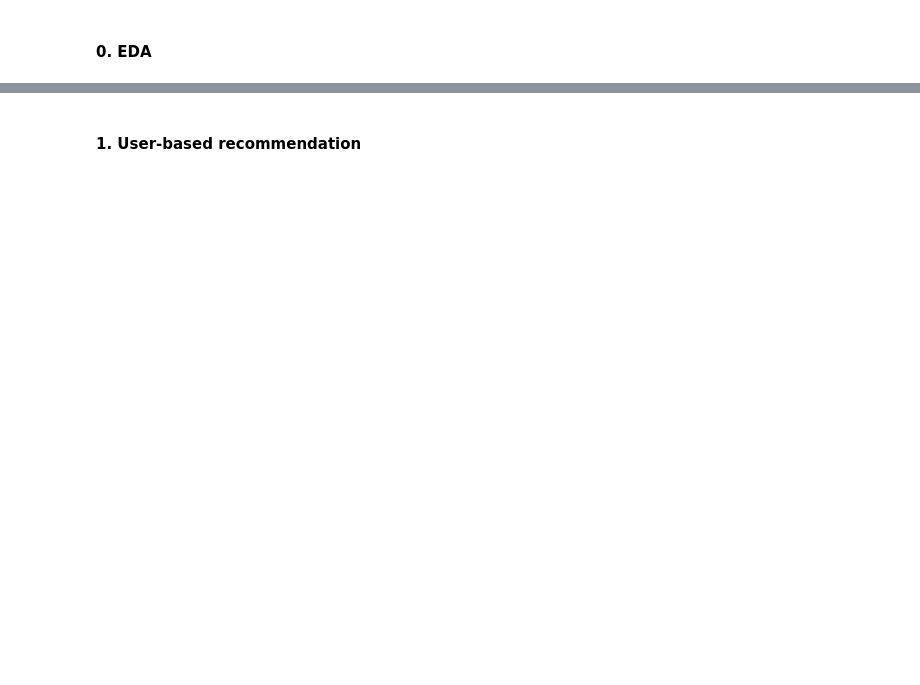
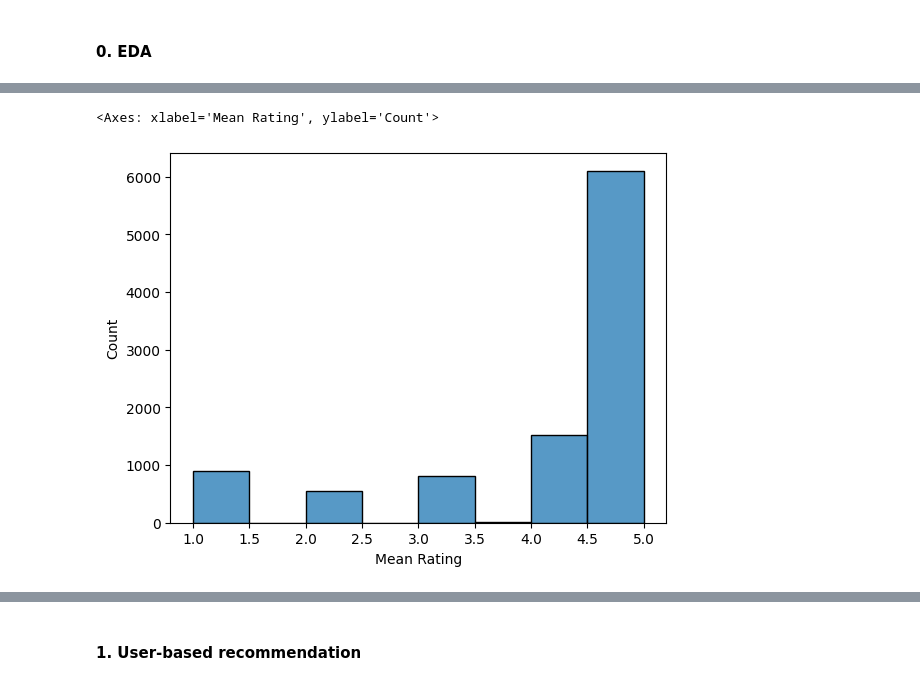
Before and after one commit to yagoTobi/5th-Year-Second-Term-ICAI, a Jupyter notebook: Machine Learning III/Ejercicio Clase/amazon_beauty.ipynb, the cells around one changed output, grey strips where cells are left out. Cells and saved outputs as stored; diff of their text form; code cells hidden in the pictures; blank space fills up the shorter version.

```diff
--- a/Machine Learning III/Ejercicio Clase/amazon_beauty.ipynb
+++ b/Machine Learning III/Ejercicio Clase/amazon_beauty.ipynb
@@ -287,0 +240,9 @@ I've removed the NaN's, but the mean ratings are not to realistic. However, dimi
+# %%
+
+# ? - Now that our EDA is complete, let's build the ratings matrix:
+ratings_matrix = amazon_ratings_sample.pivot_table(
+    index="UserId",
+    columns="ProductId",
+    values="Rating",
+)
+ratings_matrix.head()
@@ -287,0 +258,7 @@ I've removed the NaN's, but the mean ratings are not to realistic. However, dimi
+# %%
+df = ratings_matrix
+df['Mean Rating'] = df.mean(axis=1) # ? - Get the mean score for each user
+sns.histplot(x = 'Mean Rating', binwidth=0.5, data=df)
+# %% [output]
+<Axes: xlabel='Mean Rating', ylabel='Count'>
+[figure, added]
```
Also changed, not shown: parts of 105 cells of this notebook, 5 other files.
